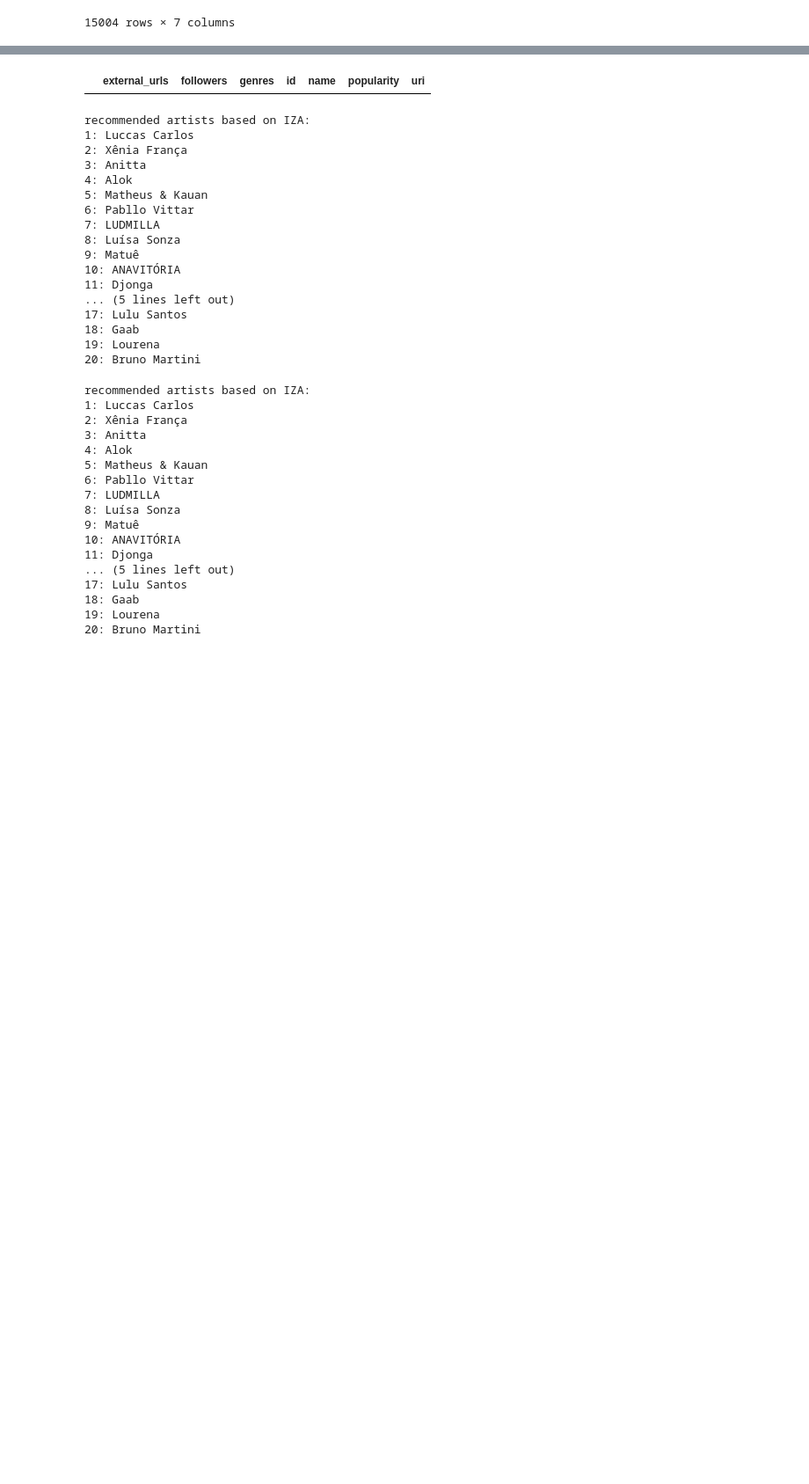
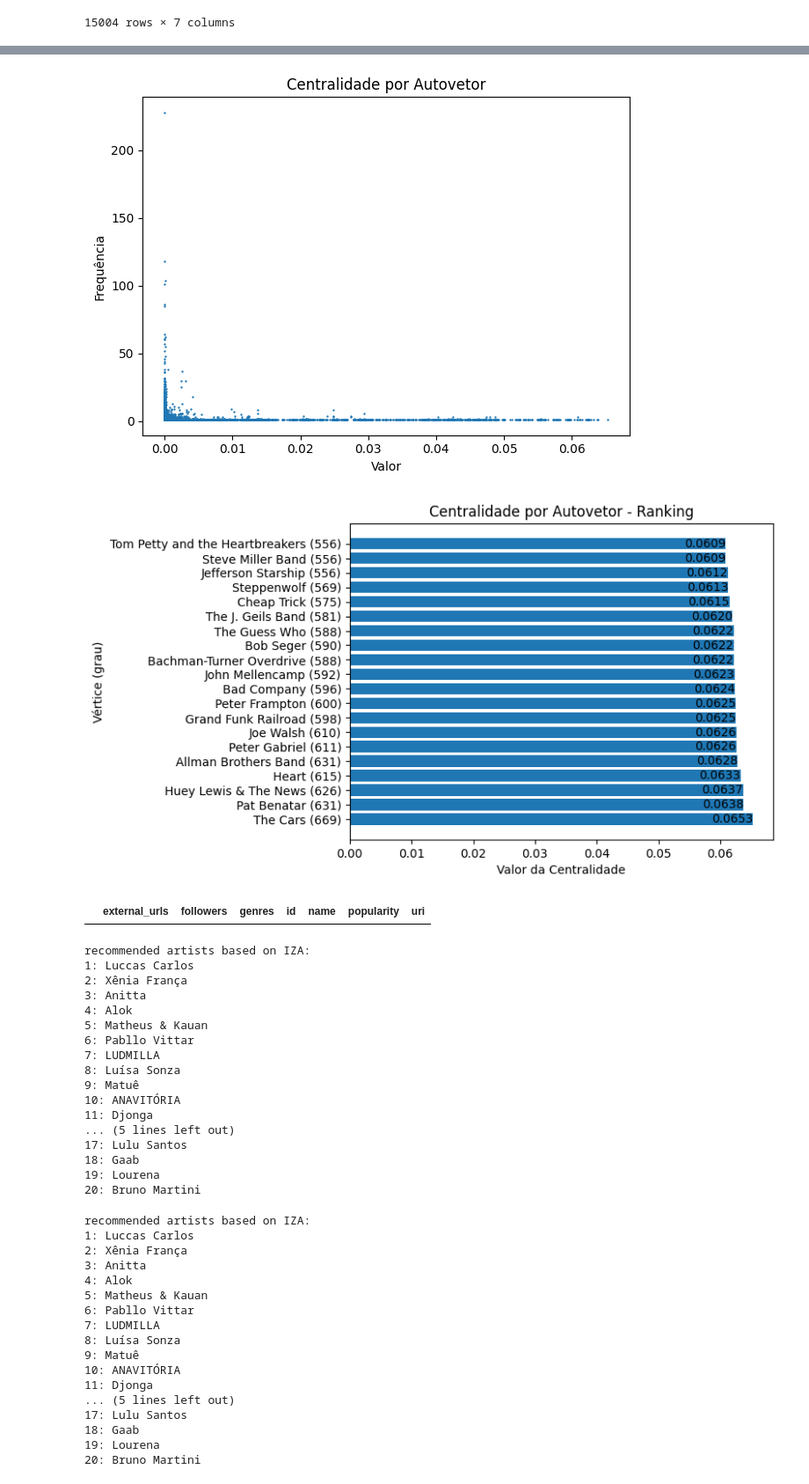
Before and after one commit to anamachadoc/UFSJ_Redes_Complexas_Trabalho_Final, a Jupyter notebook: code/strongerConnectionsRecommender.ipynb, the cells around one changed output, grey strips where cells are left out. Shown at 88% size. Cells and saved outputs as stored; diff of their text form; code cells hidden in the pictures; blank space fills up the shorter version.

```diff
--- a/code/strongerConnectionsRecommender.ipynb
+++ b/code/strongerConnectionsRecommender.ipynb
@@ -81,3 +178,10 @@ G.add_edges(edges)
+# %%
+eigenvector_centrality=G.get_eigenvector_centrality()
+analysis_centrality=Graphics.create_graphic_centrality(data=eigenvector_centrality, title='Centralidade por Autovetor', name_network=name_network)
+Graphics.create_ranking_centrality(centrality=eigenvector_centrality, graph=G, title='Centralidade por Autovetor - Ranking', name_network=name_network)
+# %% [output]
+[figure, added]
+[figure, added]
 # %%
 number_recommendations = 20
 recommender = StrongerConnectionsRecommender(G, number_recommendations)
```
Also changed, not shown: parts of 14 cells of this notebook, 13 other files.
